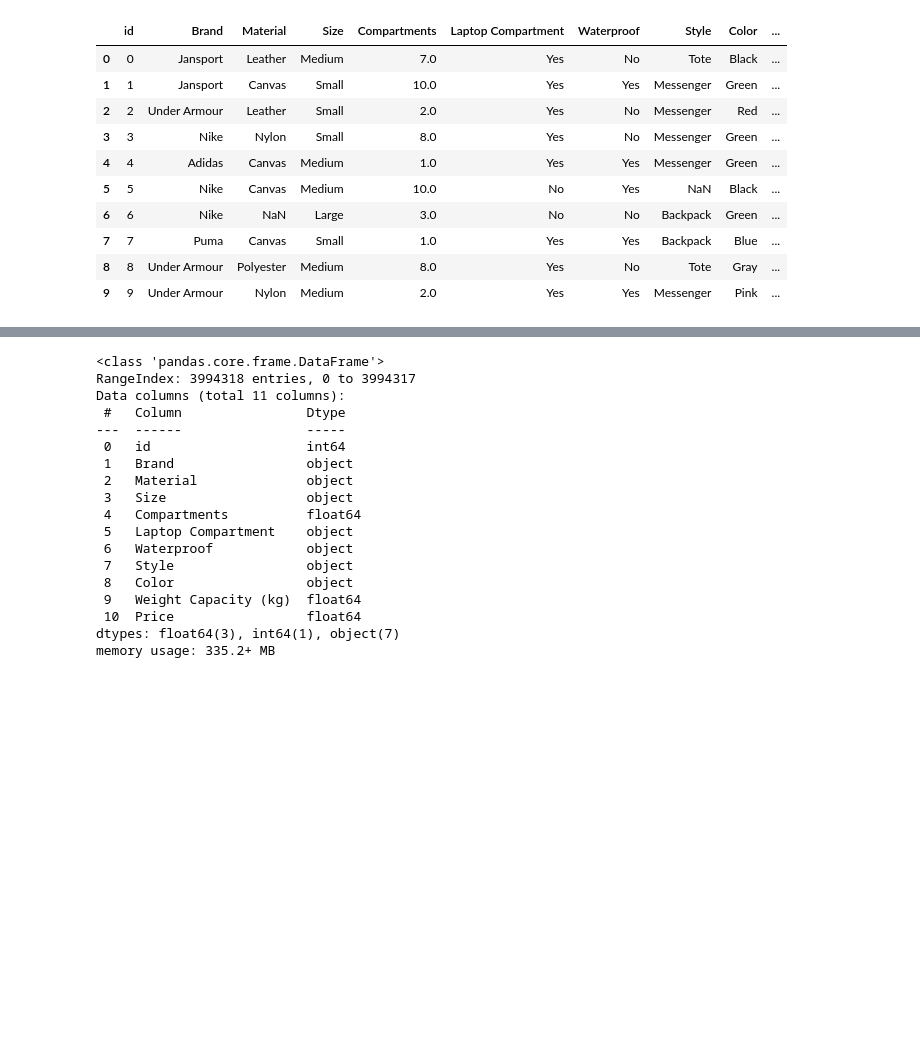
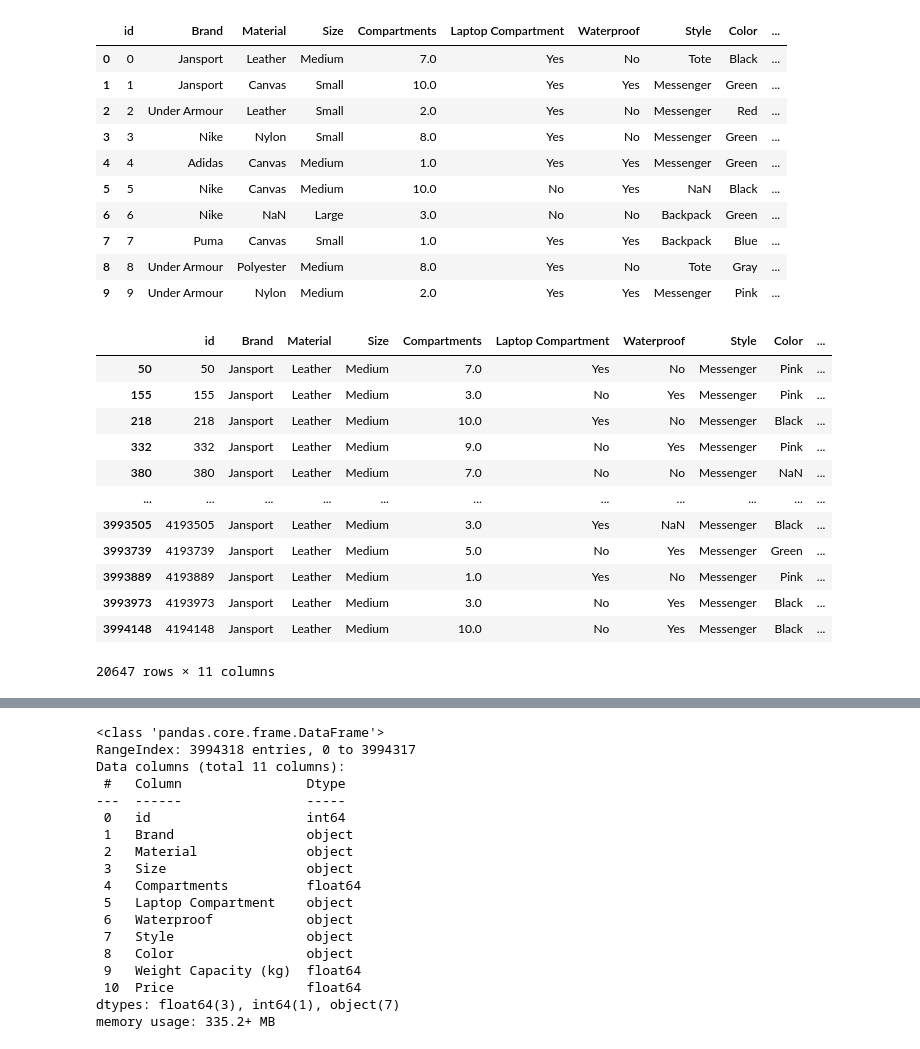
Before and after one commit to jeyavigneshr/Kaggle, a Jupyter notebook: bag_prices.ipynb, the cells around one changed output, grey strips where cells are left out. Saved outputs shown, nothing was run; the diff lists cells and outputs as text; code cells hidden in the pictures; blank space fills up the shorter version.

```diff
--- a/bag_prices.ipynb
+++ b/bag_prices.ipynb
@@ -58,3 +58,20 @@ display(df.head(10))
 | 7 | 7 | Puma | Canvas | Small | 1.0 | Yes | Yes | Backpack | Blue | ... |
 | 8 | 8 | Under Armour | Polyester | Medium | 8.0 | Yes | No | Tote | Gray | ... |
 | 9 | 9 | Under Armour | Nylon | Medium | 2.0 | Yes | Yes | Messenger | Pink | ... |
+# %%
+filtered_df = df[(df['Brand'] == "Jansport") & (df['Material'] == "Leather") & (df['Size'] == "Medium") & (df['Style'] == "Messenger")]
+filtered_df
+# %% [output]
+|  | id | Brand | Material | Size | Compartments | Laptop Compartment | Waterproof | Style | Color | ... |
+| 50 | 50 | Jansport | Leather | Medium | 7.0 | Yes | No | Messenger | Pink | ... |
+| 155 | 155 | Jansport | Leather | Medium | 3.0 | No | Yes | Messenger | Pink | ... |
+| 218 | 218 | Jansport | Leather | Medium | 10.0 | Yes | No | Messenger | Black | ... |
+| 332 | 332 | Jansport | Leather | Medium | 9.0 | No | Yes | Messenger | Pink | ... |
+| 380 | 380 | Jansport | Leather | Medium | 7.0 | No | No | Messenger | NaN | ... |
+| ... | ... | ... | ... | ... | ... | ... | ... | ... | ... | ... |
+| 3993505 | 4193505 | Jansport | Leather | Medium | 3.0 | Yes | NaN | Messenger | Black | ... |
+| 3993739 | 4193739 | Jansport | Leather | Medium | 5.0 | No | Yes | Messenger | Green | ... |
+| 3993889 | 4193889 | Jansport | Leather | Medium | 1.0 | Yes | No | Messenger | Pink | ... |
+| 3993973 | 4193973 | Jansport | Leather | Medium | 3.0 | No | Yes | Messenger | Black | ... |
+| 3994148 | 4194148 | Jansport | Leather | Medium | 10.0 | No | Yes | Messenger | Black | ... |
+20647 rows × 11 columns
```
Also changed, not shown: parts of 4 cells of this notebook.
